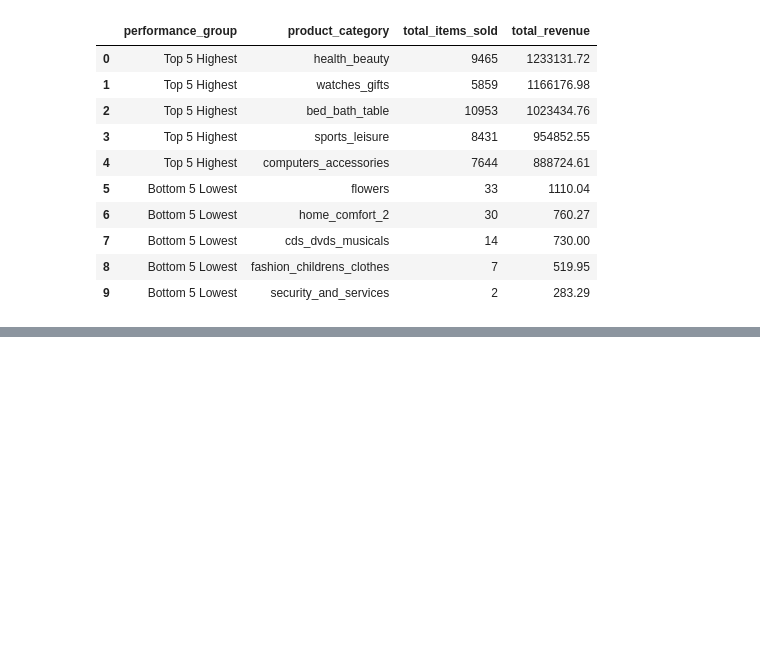
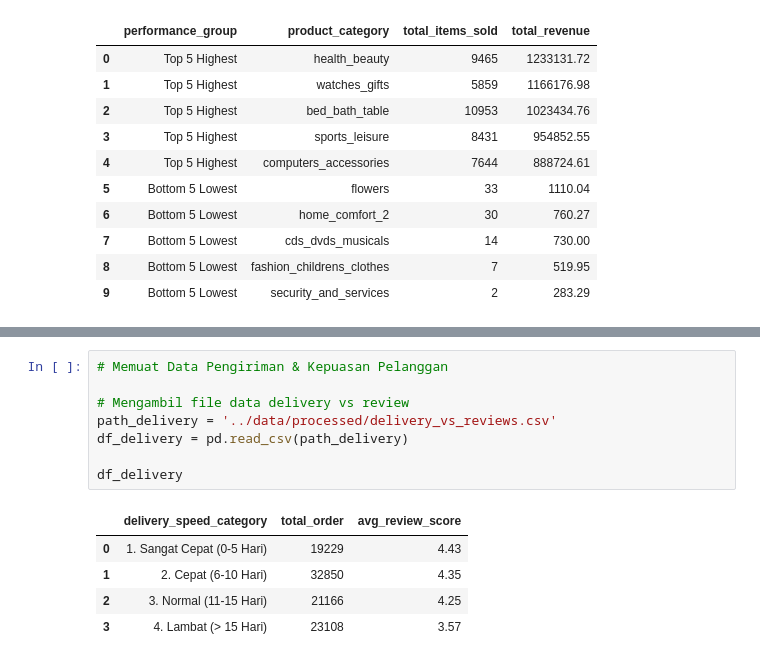
Before and after one commit to bagaskara0506/E-Commerce_Data_Analysis, a Jupyter notebook: notebooks/02_business_performance_eda.ipynb, the cells around one changed output, grey strips where cells are left out. Drawn from its saved outputs; the diff is of its cells as text; blank space fills up the shorter version.

```diff
--- a/notebooks/02_business_performance_eda.ipynb
+++ b/notebooks/02_business_performance_eda.ipynb
@@ -205,0 +209,14 @@ plt.show()
+# %%
+# Memuat Data Pengiriman & Kepuasan Pelanggan
+
+# Mengambil file data delivery vs review
+path_delivery = '../data/processed/delivery_vs_reviews.csv'
+df_delivery = pd.read_csv(path_delivery)
+
+df_delivery
+# %% [output]
+|  | delivery_speed_category | total_order | avg_review_score |
+| 0 | 1. Sangat Cepat (0-5 Hari) | 19229 | 4.43 |
+| 1 | 2. Cepat (6-10 Hari) | 32850 | 4.35 |
+| 2 | 3. Normal (11-15 Hari) | 21166 | 4.25 |
+| 3 | 4. Lambat (> 15 Hari) | 23108 | 3.57 |
```
Also changed, not shown: parts of 2 cells of this notebook, 1 other file.
